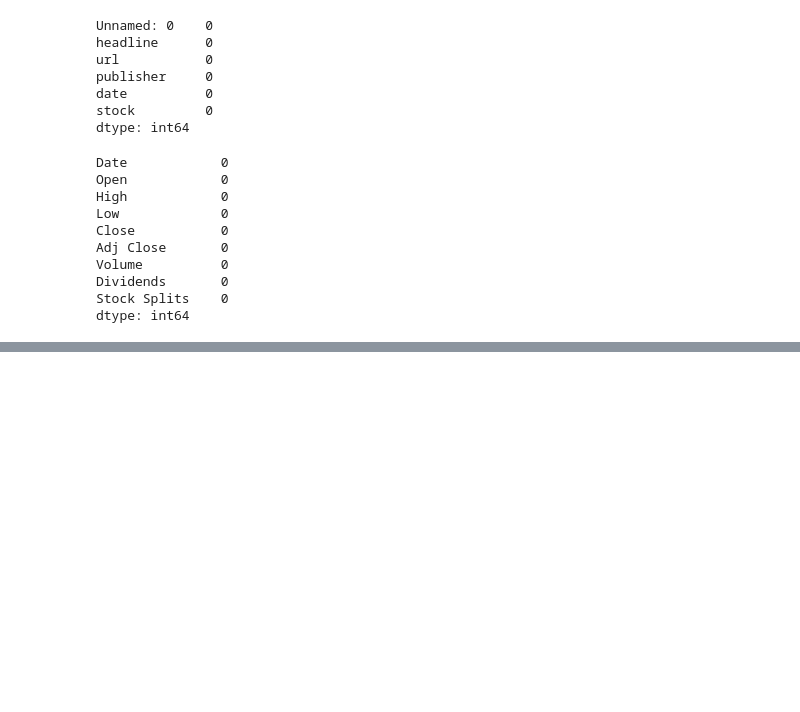
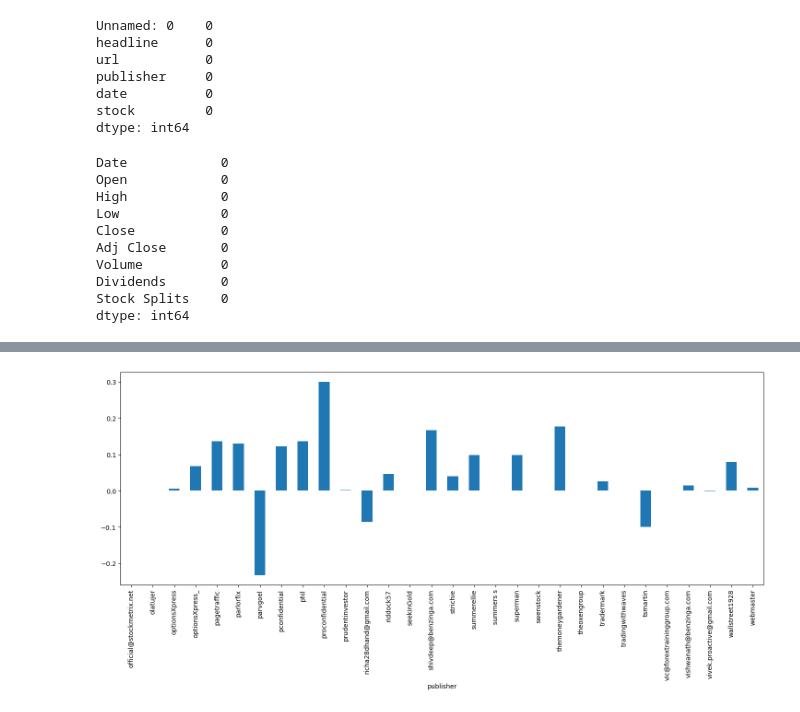
Before and after one commit to GuleWako/10Academy-Week-1-Financial-News-and-Stock-Price-Integration-Analysis, a Jupyter notebook: notebooks/newsAndStockPrice.ipynb, the cells around one changed output, grey strips where cells are left out. Saved outputs shown, nothing was run; the diff lists cells and outputs as text; code cells hidden in the pictures; blank space fills up the shorter version.

```diff
--- a/notebooks/newsAndStockPrice.ipynb
+++ b/notebooks/newsAndStockPrice.ipynb
@@ -95,0 +225,3 @@ news_data['sentiment_score']=news_data['headline'].apply (lambda x: sia.polarity
+# %%
+publisher_sentiment = news_data.groupby('publisher')['sentiment_line'].mean()
+publisher_sentiment.head()
@@ -95,0 +236,5 @@ news_data['sentiment_score']=news_data['headline'].apply (lambda x: sia.polarity
+# %%
+publisher_sentiment.tail(30).plot(kind='bar',figsize=(18,6))
+plt.show()
+# %% [output]
+[figure, added]
```
Also changed, not shown: parts of 30 cells of this notebook, 1 other file.
